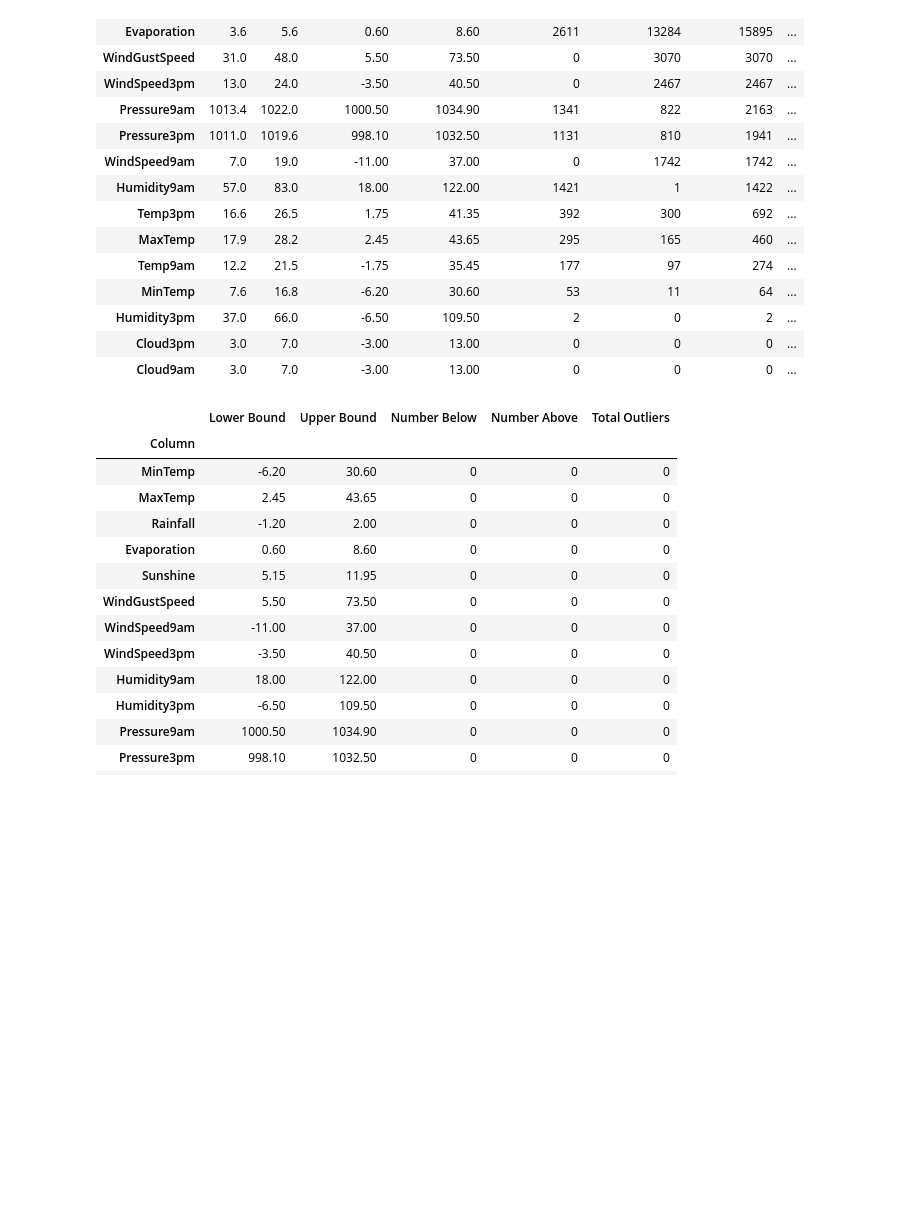
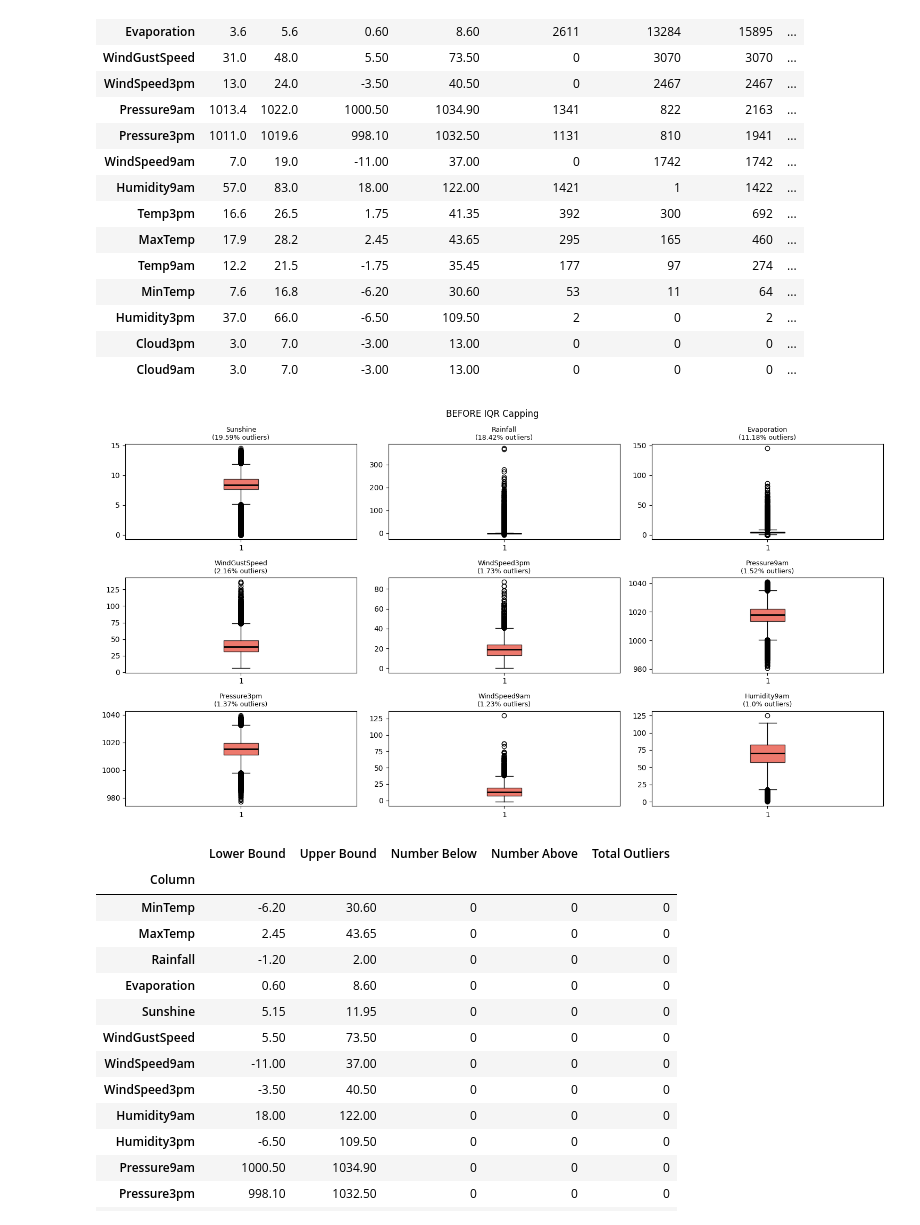
Before and after one commit to mohamedalaa-505/Preprocessing_project, a Jupyter notebook: Task-Project.ipynb, the cells around one changed output. Saved outputs shown, nothing was run; the diff lists cells and outputs as text; code cells hidden in the pictures; blank space fills up the shorter version.

```diff
--- a/Task-Project.ipynb
+++ b/Task-Project.ipynb
@@ -281,6 +281,27 @@ outlier_df
 | Humidity3pm | 37.0 | 66.0 | -6.50 | 109.50 | 2 | 0 | 2 | ... |
 | Cloud3pm | 3.0 | 7.0 | -3.00 | 13.00 | 0 | 0 | 0 | ... |
 | Cloud9am | 3.0 | 7.0 | -3.00 | 13.00 | 0 | 0 | 0 | ... |
+# %%
+top_9= outlier_df.head(9).index.tolist()
+fig , axes = plt.subplots(3,3,figsize=(15, 8))
+axes =axes.flatten()
+
+for i, col in enumerate(top_9):
+    axes[i].boxplot(
+        df[col].dropna(),
+        vert=True,
+        patch_artist=True,
+        boxprops=dict(facecolor='#e74c3c', alpha=0.75),
+        medianprops=dict(color='black', linewidth=2),
+                   )
+    pct = outlier_df.loc[col, 'Outlier Percentage']
+    axes[i].set_title(f'{col}\n({pct}% outliers)', fontsize=9)
+
+plt.suptitle('BEFORE IQR Capping')
+plt.tight_layout()
+plt.show()
+# %% [output]
+[figure, added]
 # %%
 #outlier capping
 new_out_count=[]
```
Also changed, not shown: parts of 1 cell of this notebook.
